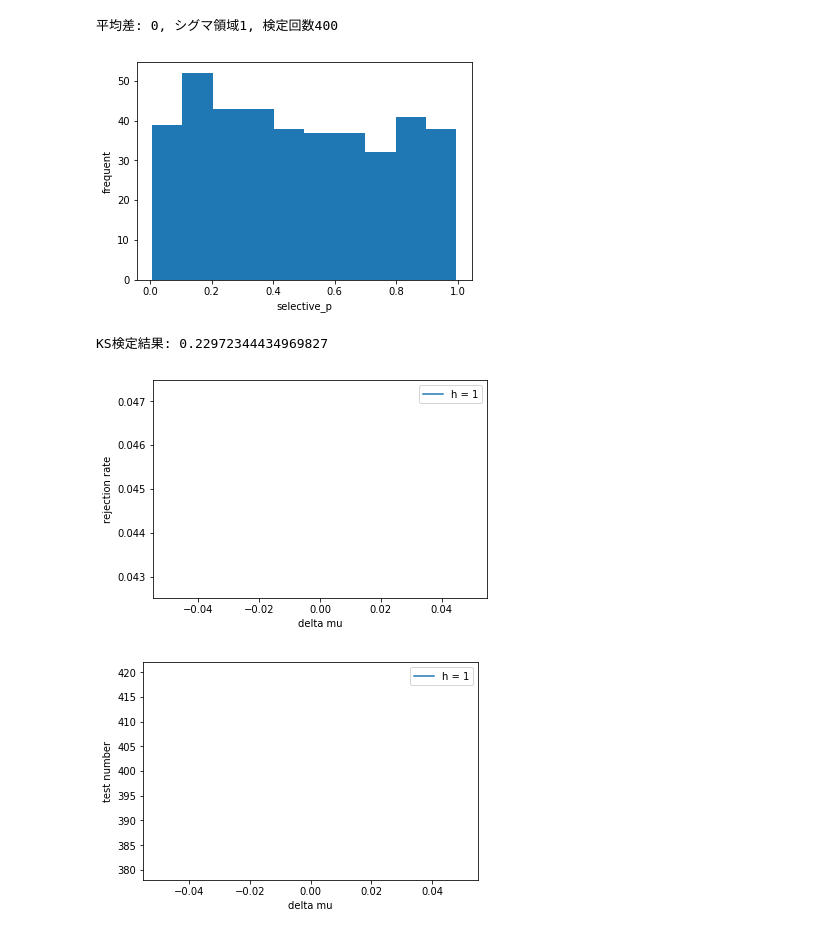
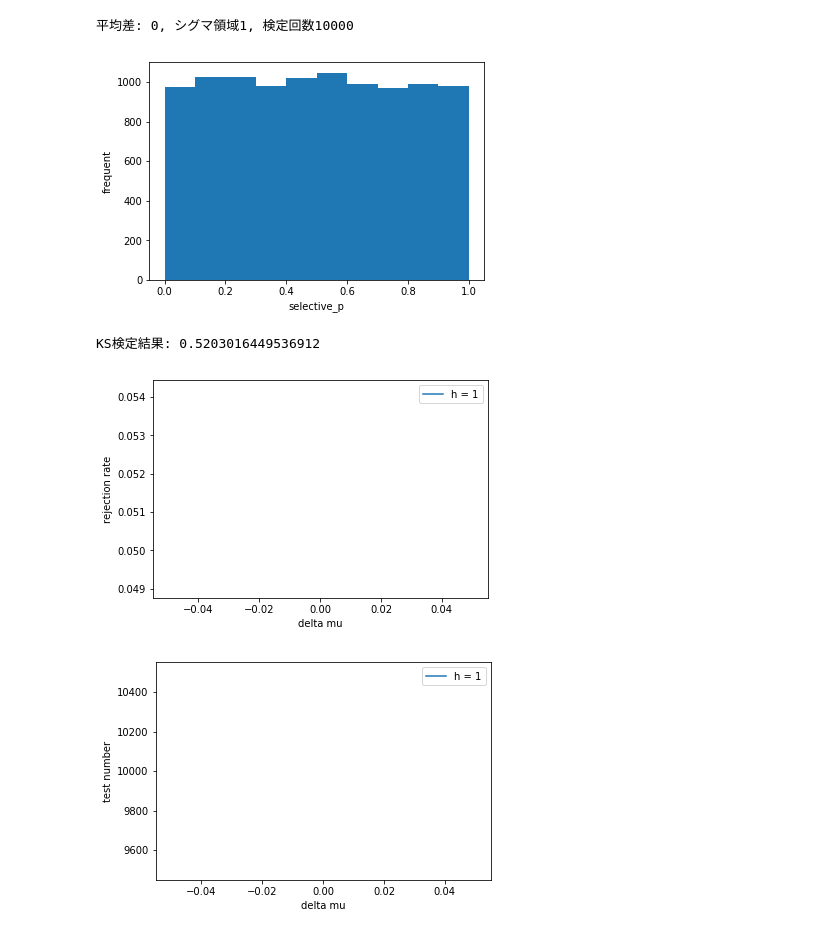
Before and after one commit to daishinmutaku/si-mss-py, a Jupyter notebook: jupyter/exp.ipynb, the cells around one changed output. Drawn from its saved outputs; the diff is of its cells as text; code cells hidden in the pictures.

```diff
--- a/jupyter/exp.ipynb
+++ b/jupyter/exp.ipynb
@@ -40,38 +40,39 @@ def show_plot(trp_list, text, y_label):
     plt.show()
 # %%
 path = '/Users/oomoriyumehiro/lab/Seminar/mss-python/CSV/selective-p.csv'
+path = '/Users/oomoriyumehiro/lab/Seminar/mss-python/CSV/2-dim/random/selective-p_FPR_s1_e9_N10_hr1_hs3.csv'
 
 trp_mat = []
 test_mat = []
 
 for i in range(1):
     trp_list = []
     test_list = []
 
     for j in range(1):
         delta_mu = j
         sigma_conf = i + 1
 #         path = '/Users/oomoriyumehiro/lab/Seminar/mss-python/CSV/size_max2/TPR/sigma1_size64_n5/result{0}_{1}.csv'.format(delta_mu, sigma_conf)
         p_list = list_up_p(path)
         print("平均差: {0}, シグマ領域{1}, 検定回数{2}".format(delta_mu, sigma_conf, len(p_list)))
         show_hist(p_list)
         KS(p_list)
         trp = TRP(p_list)
         test = len(p_list)
         trp_list.append(trp)
         test_list.append(test)
 
 #         show_hist(p_list)
     trp_mat.append(trp_list)
     test_mat.append(test_list)
 show_plot(trp_mat, "h = {}", "rejection rate")
 show_plot(test_mat, "h = {}", "test number")
 # %% [output]
-平均差: 0, シグマ領域1, 検定回数400
+平均差: 0, シグマ領域1, 検定回数10000
-[figure, old version]
+[figure, new version]
-KS検定結果: 0.22972344434969827
+KS検定結果: 0.5203016449536912
-[figure, old version]
+[figure, new version]
-[figure, old version]
+[figure, new version]
 # %%
 import numpy as np
 
```
Also changed, not shown: parts of 3 cells of this notebook, 6 other files.
